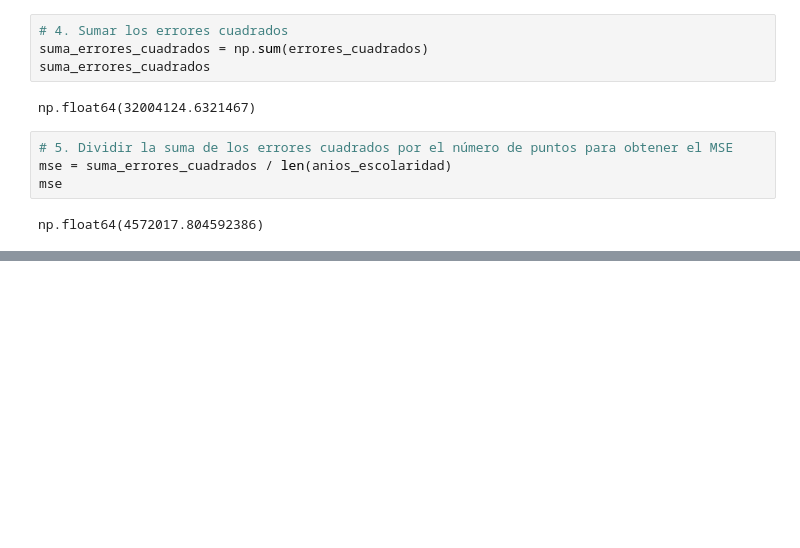
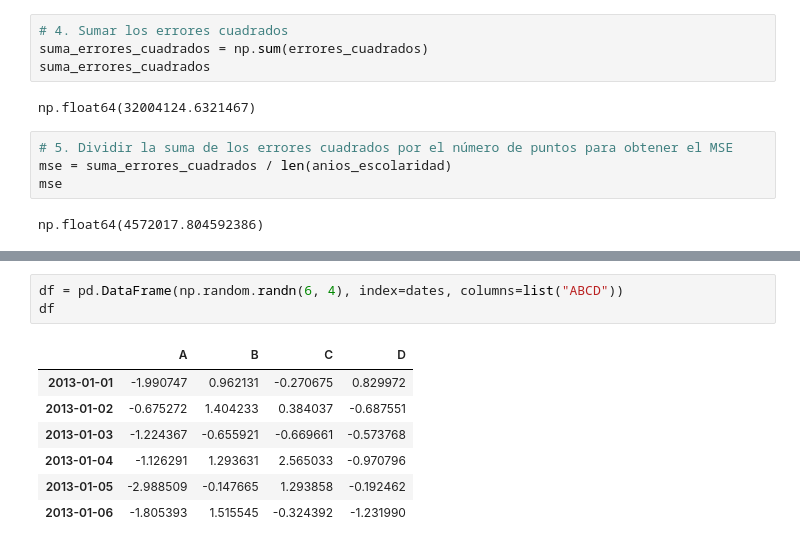
Before and after one commit to GrandManager153/Mineria_De_Datos, a Jupyter notebook: Mineria_Datos.ipynb, the cells around one changed output, grey strips where cells are left out. Drawn from its saved outputs; the diff is of its cells as text; blank space fills up the shorter version.

```diff
--- a/Mineria_Datos.ipynb
+++ b/Mineria_Datos.ipynb
@@ -824,0 +829,11 @@ Resumen de uso:
+# %%
+df = pd.DataFrame(np.random.randn(6, 4), index=dates, columns=list("ABCD"))
+df
+# %% [output]
+|  | A | B | C | D |
+| 2013-01-01 | -1.990747 | 0.962131 | -0.270675 | 0.829972 |
+| 2013-01-02 | -0.675272 | 1.404233 | 0.384037 | -0.687551 |
+| 2013-01-03 | -1.224367 | -0.655921 | -0.669661 | -0.573768 |
+| 2013-01-04 | -1.126291 | 1.293631 | 2.565033 | -0.970796 |
+| 2013-01-05 | -2.988509 | -0.147665 | 1.293858 | -0.192462 |
+| 2013-01-06 | -1.805393 | 1.515545 | -0.324392 | -1.231990 |
```
Also changed, not shown: parts of 26 cells of this notebook.
